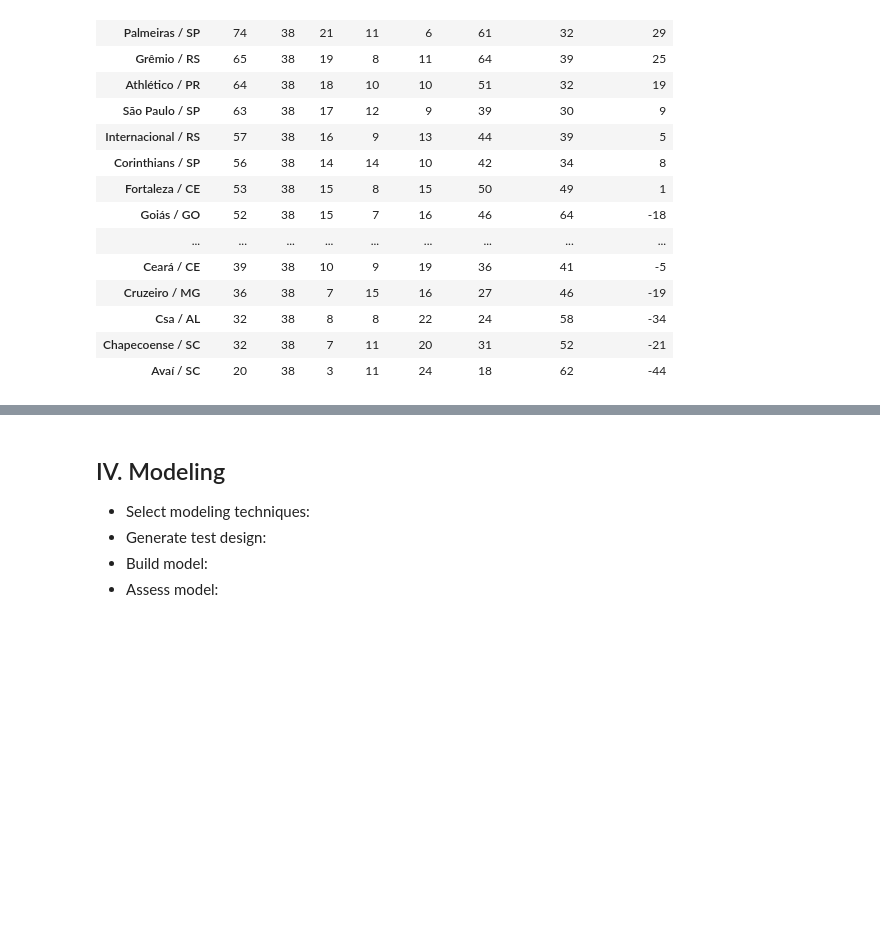
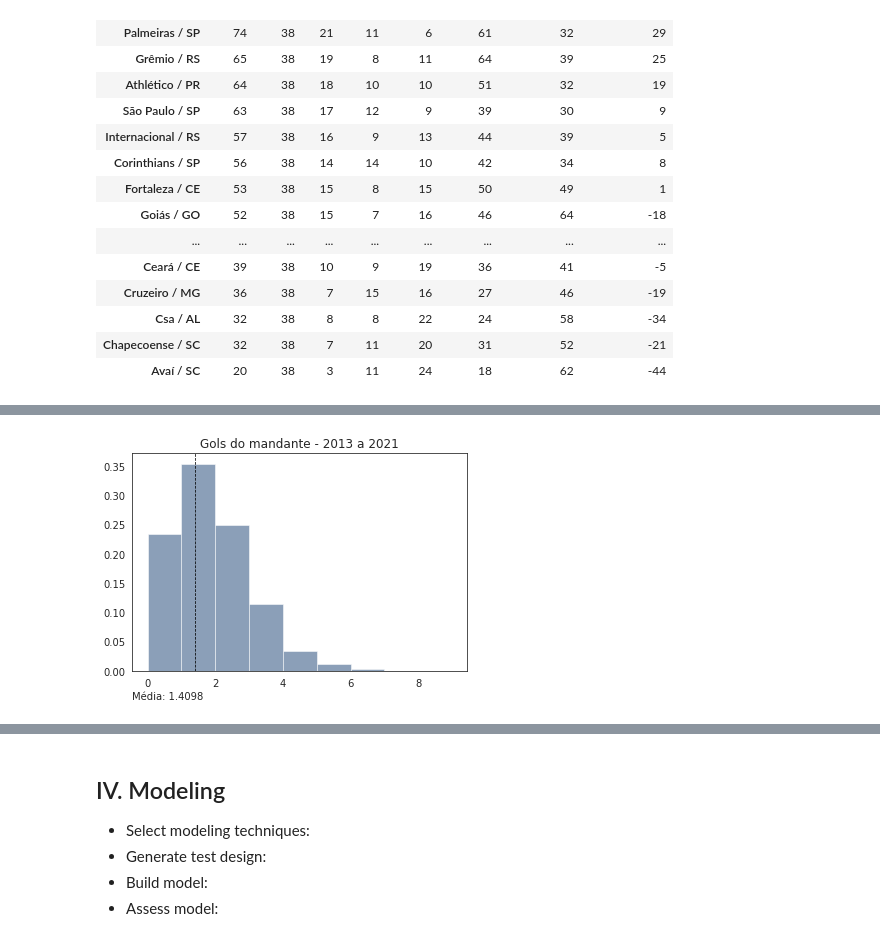
Before and after one commit to HannaRF/web-scraping, a Jupyter notebook: project.ipynb, the cells around one changed output, grey strips where cells are left out. Cells and saved outputs as stored; diff of their text form; code cells hidden in the pictures; blank space fills up the shorter version.

```diff
--- a/project.ipynb
+++ b/project.ipynb
@@ -1238,0 +1079,6 @@ def plot_goals(opt, year):
+# %%
+opt = 'Home' # escolher entre ['All', 'Home', 'Away'],
+year =  'All' # escolher entre 'All' ou algum ano de 2013 a 2021
+plot_goals(opt, year, goals, h_goals, a_goals, colors)
+# %% [output]
+[figure, added]
```
Also changed, not shown: parts of 27 cells of this notebook.
